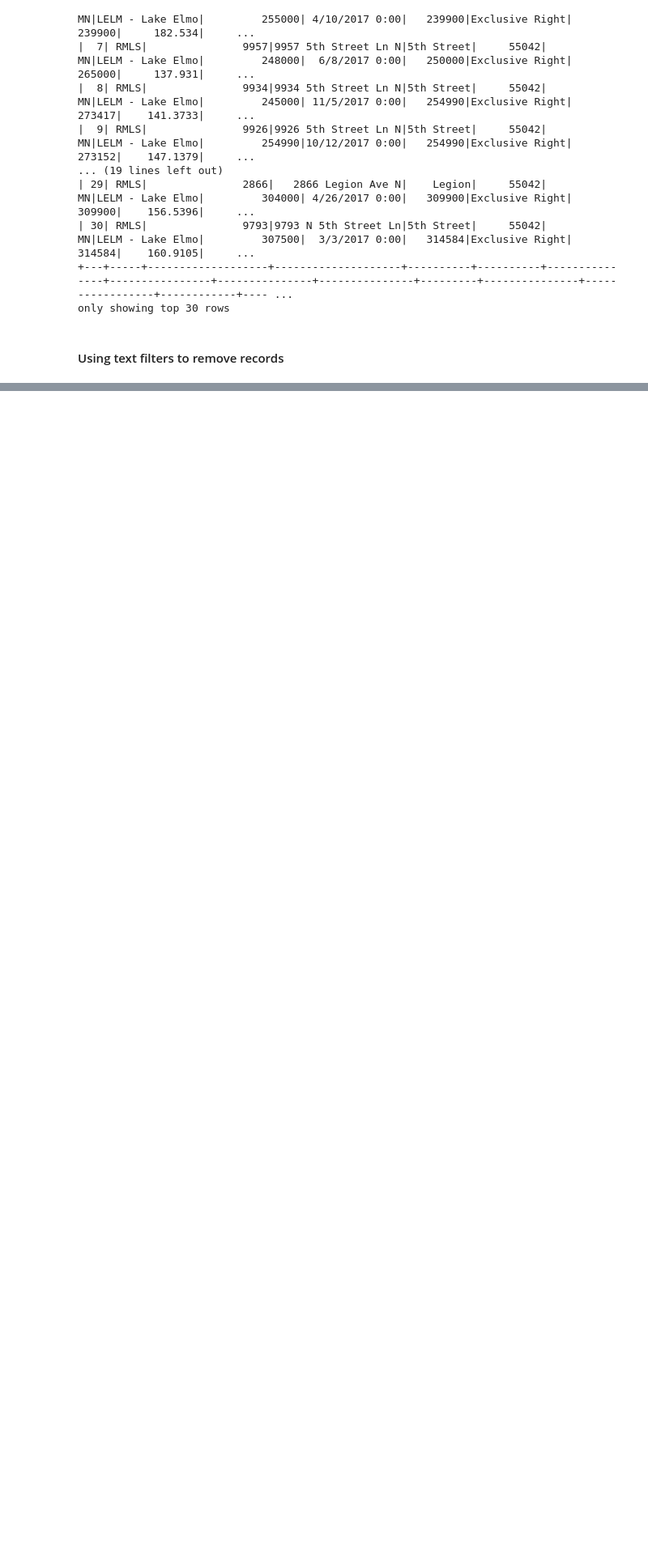
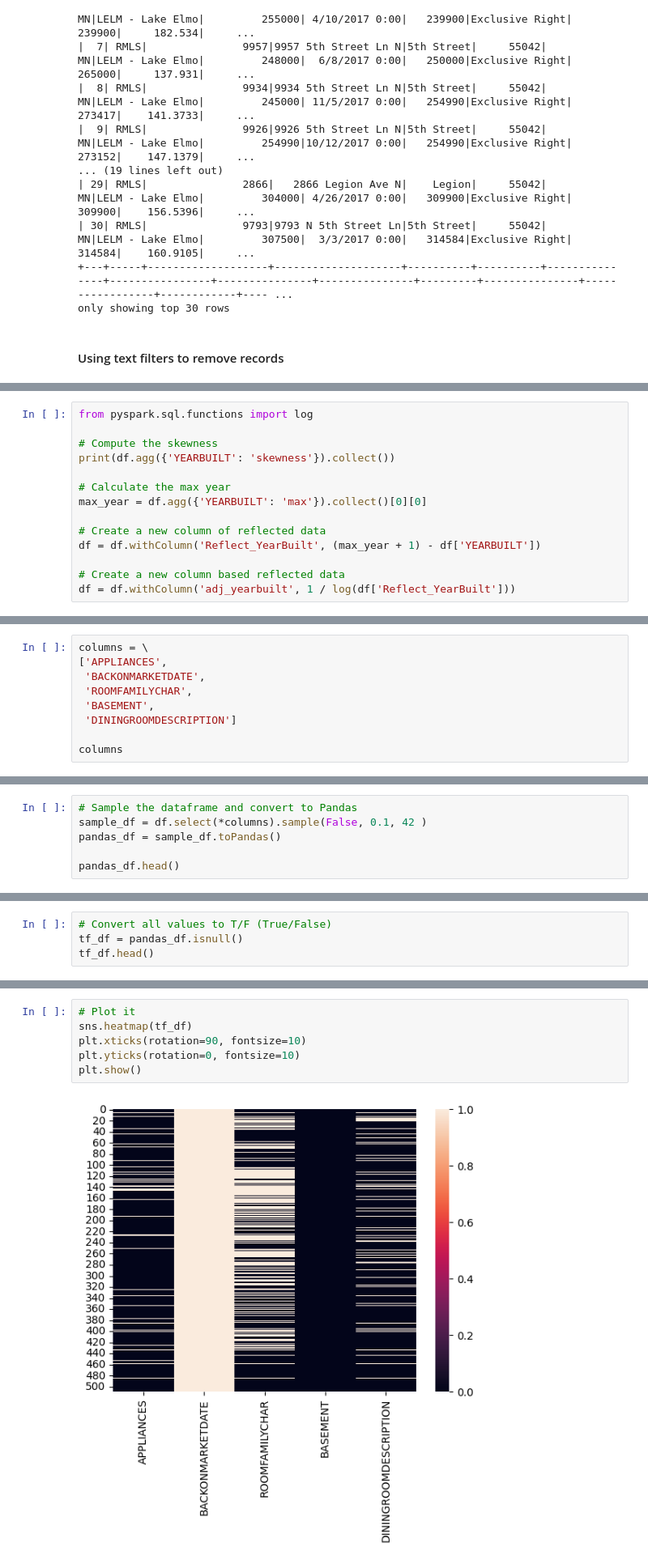
Before and after one commit to aidino/IBM-Data-Engineer-Specialization-Coursera-Personal-Note-Public, a Jupyter notebook: pyspark-tutorial/p4-feature-engineering-with-pyspark.ipynb, the cells around one changed output, grey strips where cells are left out. Shown at 81% size. Saved outputs shown, nothing was run; the diff lists cells and outputs as text; blank space fills up the shorter version.

```diff
--- a/pyspark-tutorial/p4-feature-engineering-with-pyspark.ipynb
+++ b/pyspark-tutorial/p4-feature-engineering-with-pyspark.ipynb
@@ -276,0 +386,14 @@ only showing top 30 rows
+# %%
+from pyspark.sql.functions import log
+
+# Compute the skewness
+print(df.agg({'YEARBUILT': 'skewness'}).collect())
+
+# Calculate the max year
+max_year = df.agg({'YEARBUILT': 'max'}).collect()[0][0]
+
+# Create a new column of reflected data
+df = df.withColumn('Reflect_YearBuilt', (max_year + 1) - df['YEARBUILT'])
+
+# Create a new column based reflected data
+df = df.withColumn('adj_yearbuilt', 1 / log(df['Reflect_YearBuilt']))
@@ -276,0 +410,9 @@ only showing top 30 rows
+# %%
+columns = \
+['APPLIANCES',
+ 'BACKONMARKETDATE',
+ 'ROOMFAMILYCHAR',
+ 'BASEMENT',
+ 'DININGROOMDESCRIPTION']
+
+columns
@@ -276,0 +425,6 @@ only showing top 30 rows
+# %%
+# Sample the dataframe and convert to Pandas
+sample_df = df.select(*columns).sample(False, 0.1, 42 )
+pandas_df = sample_df.toPandas()
+
+pandas_df.head()
@@ -276,0 +438,4 @@ only showing top 30 rows
+# %%
+# Convert all values to T/F (True/False)
+tf_df = pandas_df.isnull()
+tf_df.head()
@@ -276,0 +449,8 @@ only showing top 30 rows
+# %%
+# Plot it
+sns.heatmap(tf_df)
+plt.xticks(rotation=90, fontsize=10)
+plt.yticks(rotation=0, fontsize=10)
+plt.show()
+# %% [output]
+[figure, added]
```
Also changed, not shown: parts of 39 cells of this notebook.
